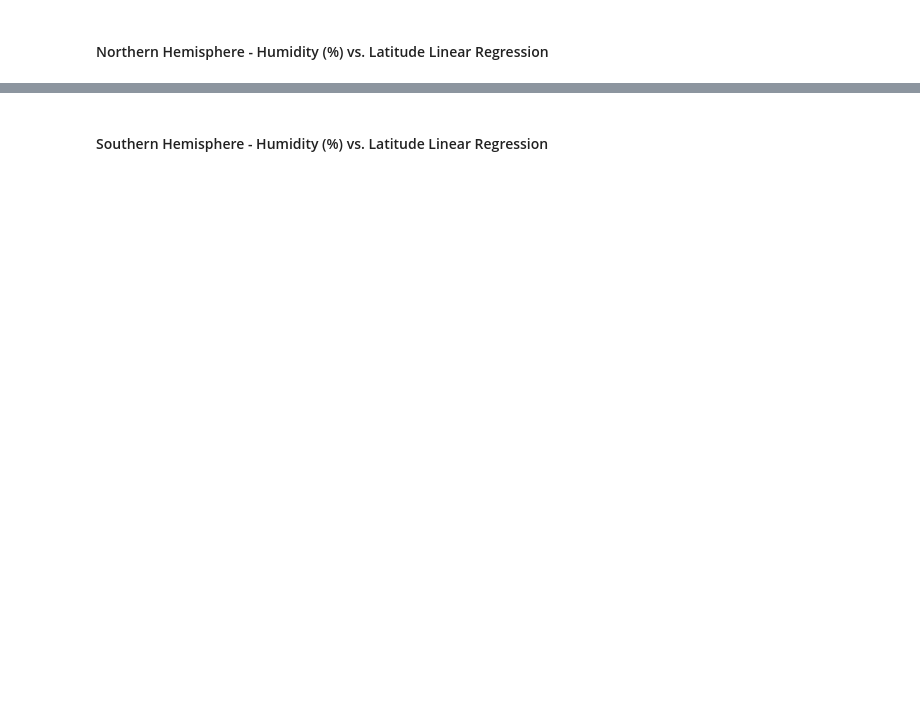
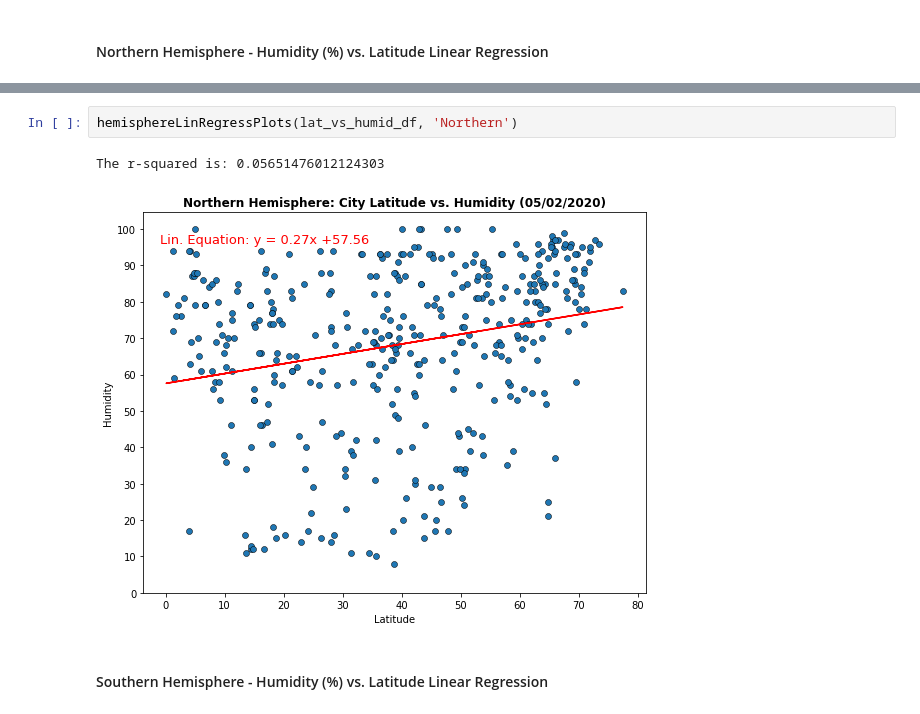
Before and after one commit to c-pompa/API-Challenge, a Jupyter notebook: WeatherPy/WeatherPy.ipynb, the cells around one changed output, grey strips where cells are left out. Drawn from its saved outputs; the diff is of its cells as text; blank space fills up the shorter version.

```diff
--- a/WeatherPy/WeatherPy.ipynb
+++ b/WeatherPy/WeatherPy.ipynb
@@ -605,2 +568,7 @@ The r-squared is: 0.05651476012124303
+# %%
+hemisphereLinRegressPlots(lat_vs_humid_df, 'Northern')
+# %% [output]
+The r-squared is: 0.05651476012124303
+[figure, added]
 # %% [markdown]
 ####  Southern Hemisphere - Humidity (%) vs. Latitude Linear Regression
```
Also changed, not shown: parts of 39 cells of this notebook.
